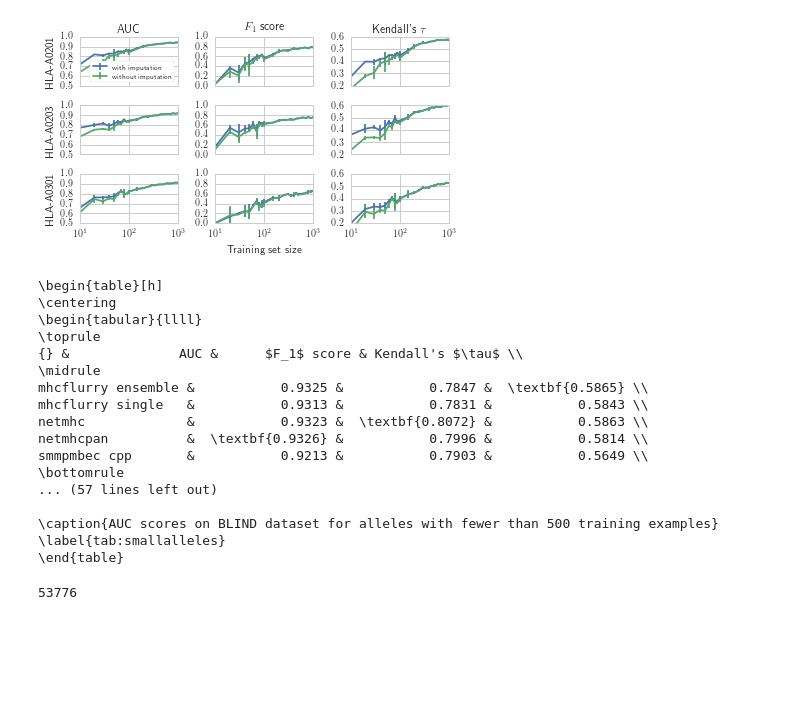
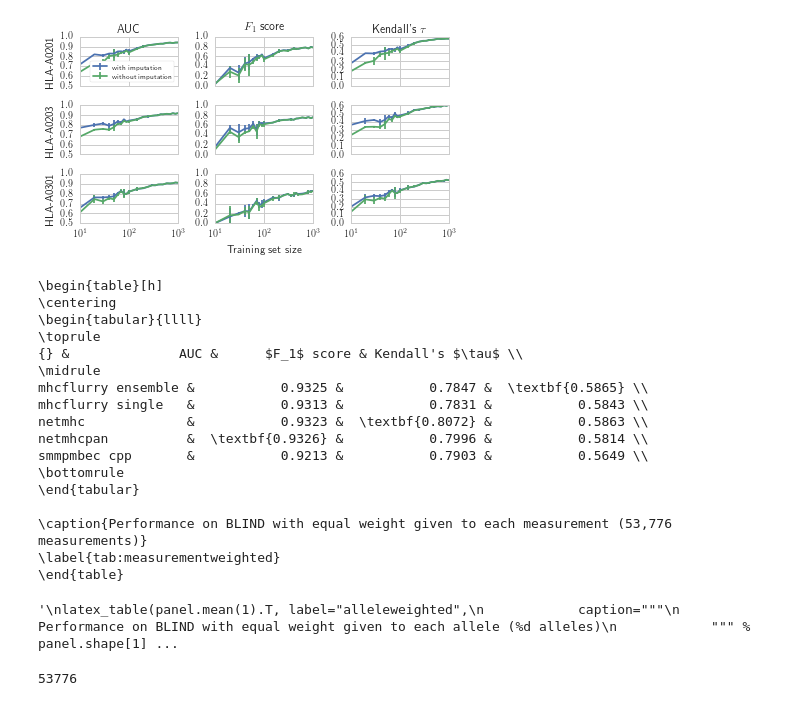
Before and after one commit to hammerlab/mhcflurry-icml-compbio-2016, a Jupyter notebook: notebooks/paper plots.ipynb, the cells around one changed output. Cells and saved outputs as stored; diff of their text form; code cells hidden in the pictures; blank space fills up the shorter version.

Commit message:
update figure

```diff
--- a/notebooks/paper plots.ipynb
+++ b/notebooks/paper plots.ipynb
@@ -43,36 +43,36 @@ for (i, (allele, data)) in enumerate(impute_comparison.groupby("allele")):
         for impute in [True, False]:
             sub = grouped[grouped.impute == impute]
             pyplot.errorbar(
                            x=sub.train_size.values,
                            y=sub[score].values,
                            yerr=sub.std_error.values,
                            label=("with" if impute else "without") + " imputation",
                            color=seaborn.get_color_cycle()[0] if impute else seaborn.get_color_cycle()[1])
         if i == 0:
             pyplot.title(name_adjustments.get(score.replace("test_", "")))
         if j == 0:
             pyplot.ylabel(allele)
         pyplot.xscale("log")
         if (i,j) == (0,0):
             pyplot.legend(loc='lower right', fancybox=True, frameon=True, fontsize="x-small")
 
         if (i,j) == (2,1):
             pyplot.xlabel("Training set size")
         if i != 2:
             pyplot.gca().axes.xaxis.set_ticklabels([])
 
         if score == "test_auc":
             pyplot.ylim(ymin=0.5, ymax=1.0)
         if score == "test_f1":
             pyplot.ylim(ymin=0, ymax=1)
         if score == "test_tau":
-            pyplot.ylim(ymin=0.2, ymax=0.6)
-            pyplot.yticks(numpy.arange(0.2, 0.61, 0.1))
+            pyplot.ylim(ymin=0, ymax=0.6)
+            pyplot.yticks(numpy.arange(0, 0.61, 0.1))
 
 pyplot.tight_layout()
 pyplot.savefig("../figures/impute_comparison.pdf")
 # %% [output]
-[figure, old version]
+[figure, new version]
 # %%
 scores_df = pandas.read_csv("../data/validation_scores.csv", index_col="allele")
 scores_df
@@ -120,6 +120,7 @@ latex_table(panel[:,"overall"].T, label="measurementweighted",
             caption="""
             Performance on BLIND with equal weight given to each measurement ({:,d} measurements)
             """.format(scores_df.test_size.sum()))
+'''
 latex_table(panel.mean(1).T, label="alleleweighted",
             caption="""
             Performance on BLIND with equal weight given to each allele (%d alleles)
@@ -143,6 +144,7 @@ df.sort("train size", inplace=True)
 latex_table(df.T, max_df = df.T.iloc[2:], label="smallalleles", caption="""
 AUC scores on BLIND dataset for alleles with fewer than 500 training examples
 """)
+'''
 # %% [output]
 \begin{table}[h]
 \centering
@@ -156,11 +158,12 @@ netmhc             &           0.9323 &  \textbf{0.8072} &           0.5863 \\
 netmhcpan          &  \textbf{0.9326} &           0.7996 &           0.5814 \\
 smmpmbec cpp       &           0.9213 &           0.7903 &           0.5649 \\
 \bottomrule
-... (57 lines left out)
+\end{tabular}
 
-\caption{AUC scores on BLIND dataset for alleles with fewer than 500 training examples}
-\label{tab:smallalleles}
+\caption{Performance on BLIND with equal weight given to each measurement (53,776 measurements)}
+\label{tab:measurementweighted}
 \end{table}
+'\nlatex_table(panel.mean(1).T, label="alleleweighted",\n            caption="""\n            Performance on BLIND with equal weight given to each allele (%d alleles)\n            """ % panel.shape[1] ...
 # %%
 # %% [output]
 53776
```
Also changed, not shown: 3 other files.
